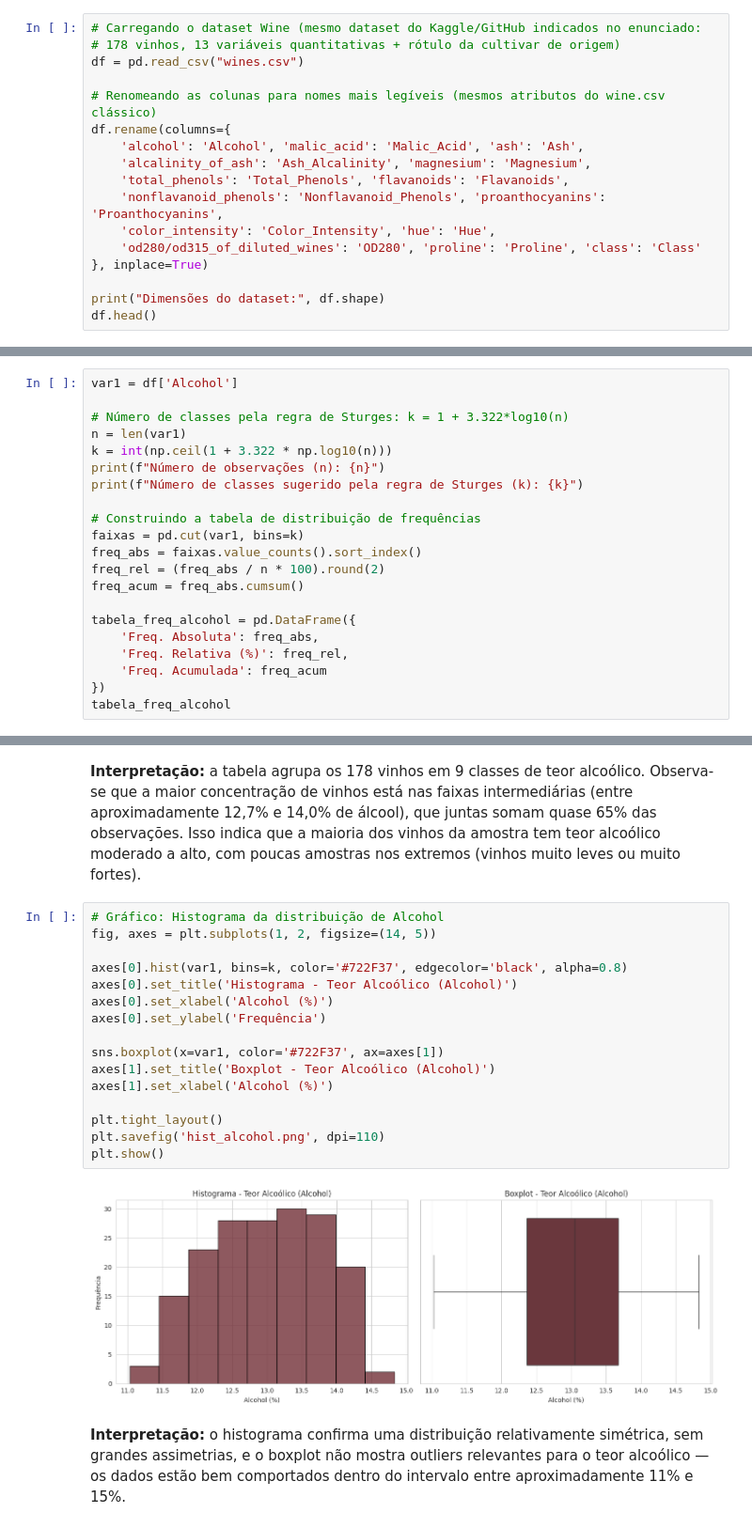
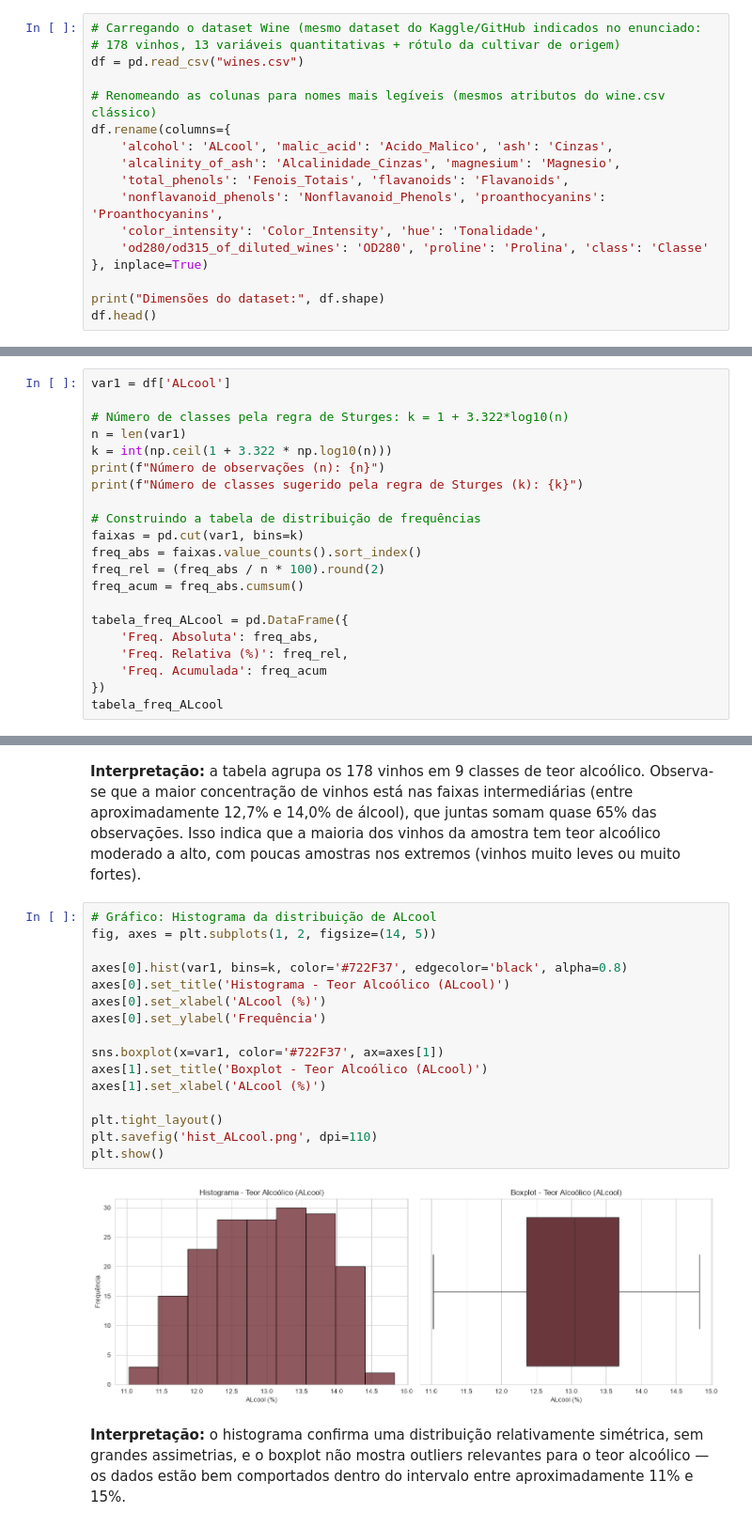
Before and after one commit to linogustavoestudos-cpu/checkpoint5-wine, a Jupyter notebook: Checkpoint5_GustavoLino_RM574157.ipynb, the cells around one changed output, grey strips where cells are left out. Shown at 94% size. Cells and saved outputs as stored; diff of their text form.

```diff
--- a/Checkpoint5_GustavoLino_RM574157.ipynb
+++ b/Checkpoint5_GustavoLino_RM574157.ipynb
@@ -40,12 +43,12 @@ df = pd.read_csv("wines.csv")
 
 # Renomeando as colunas para nomes mais legíveis (mesmos atributos do wine.csv clássico)
 df.rename(columns={
-    'alcohol': 'Alcohol', 'malic_acid': 'Malic_Acid', 'ash': 'Ash',
-    'alcalinity_of_ash': 'Ash_Alcalinity', 'magnesium': 'Magnesium',
-    'total_phenols': 'Total_Phenols', 'flavanoids': 'Flavanoids',
+    'alcohol': 'ALcool', 'malic_acid': 'Acido_Malico', 'ash': 'Cinzas',
+    'alcalinity_of_ash': 'Alcalinidade_Cinzas', 'magnesium': 'Magnesio',
+    'total_phenols': 'Fenois_Totais', 'flavanoids': 'Flavanoids',
     'nonflavanoid_phenols': 'Nonflavanoid_Phenols', 'proanthocyanins': 'Proanthocyanins',
-    'color_intensity': 'Color_Intensity', 'hue': 'Hue',
-    'od280/od315_of_diluted_wines': 'OD280', 'proline': 'Proline', 'class': 'Class'
+    'color_intensity': 'Color_Intensity', 'hue': 'Tonalidade',
+    'od280/od315_of_diluted_wines': 'OD280', 'proline': 'Prolina', 'class': 'Classe'
 }, inplace=True)
 
 print("Dimensões do dataset:", df.shape)
@@ -96,6 +99,6 @@ análise exploratória:
 ### a) Visualização dos Dados: Tabela de Distribuição de Frequências e Gráfico
 # %%
-var1 = df['Alcohol']
+var1 = df['ALcool']
 
 # Número de classes pela regra de Sturges: k = 1 + 3.322*log10(n)
 n = len(var1)
@@ -109,12 +112,12 @@ freq_abs = faixas.value_counts().sort_index()
 freq_rel = (freq_abs / n * 100).round(2)
 freq_acum = freq_abs.cumsum()
 
-tabela_freq_alcohol = pd.DataFrame({
+tabela_freq_ALcool = pd.DataFrame({
     'Freq. Absoluta': freq_abs,
     'Freq. Relativa (%)': freq_rel,
     'Freq. Acumulada': freq_acum
 })
-tabela_freq_alcohol
+tabela_freq_ALcool
 # %% [output]
 Número de observações (n): 178
 Número de classes sugerido pela regra de Sturges (k): 9
@@ -136,23 +139,23 @@ e 14,0% de álcool), que juntas somam quase 65% das observações. Isso indica q
 vinhos da amostra tem teor alcoólico moderado a alto, com poucas amostras nos extremos
 (vinhos muito leves ou muito fortes).
 # %%
-# Gráfico: Histograma da distribuição de Alcohol
+# Gráfico: Histograma da distribuição de ALcool
 fig, axes = plt.subplots(1, 2, figsize=(14, 5))
 
 axes[0].hist(var1, bins=k, color='#722F37', edgecolor='black', alpha=0.8)
-axes[0].set_title('Histograma - Teor Alcoólico (Alcohol)')
-axes[0].set_xlabel('Alcohol (%)')
+axes[0].set_title('Histograma - Teor Alcoólico (ALcool)')
+axes[0].set_xlabel('ALcool (%)')
 axes[0].set_ylabel('Frequência')
 
 sns.boxplot(x=var1, color='#722F37', ax=axes[1])
-axes[1].set_title('Boxplot - Teor Alcoólico (Alcohol)')
-axes[1].set_xlabel('Alcohol (%)')
+axes[1].set_title('Boxplot - Teor Alcoólico (ALcool)')
+axes[1].set_xlabel('ALcool (%)')
 
 plt.tight_layout()
-plt.savefig('hist_alcohol.png', dpi=110)
+plt.savefig('hist_ALcool.png', dpi=110)
 plt.show()
 # %% [output]
-[figure, old version]
+[figure, new version]
 # %% [markdown]
 **Interpretação:** o histograma confirma uma distribuição relativamente simétrica, sem
 grandes assimetrias, e o boxplot não mostra outliers relevantes para o teor alcoólico — os
```
Also changed, not shown: parts of 25 cells of this notebook.
